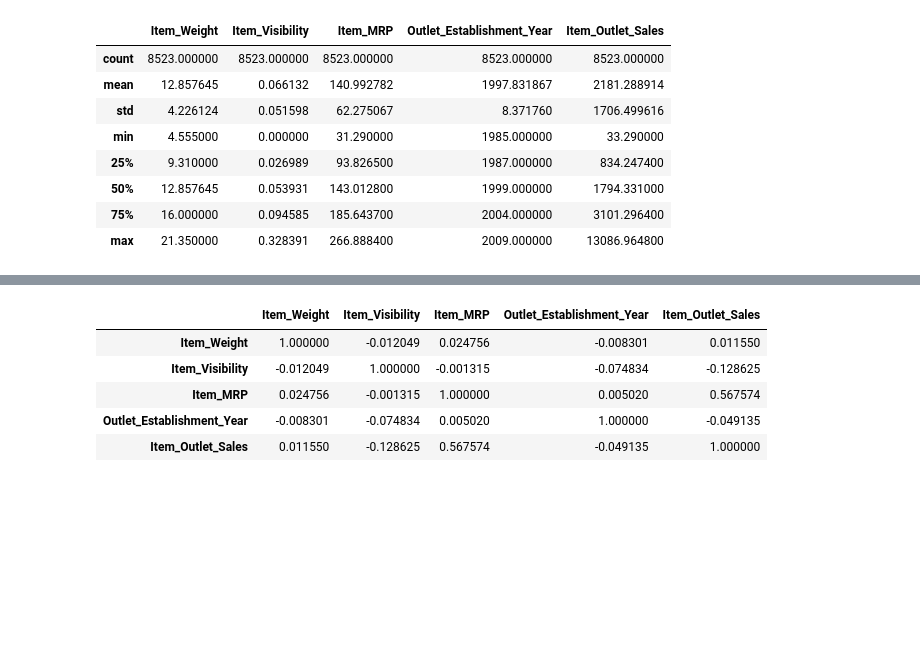
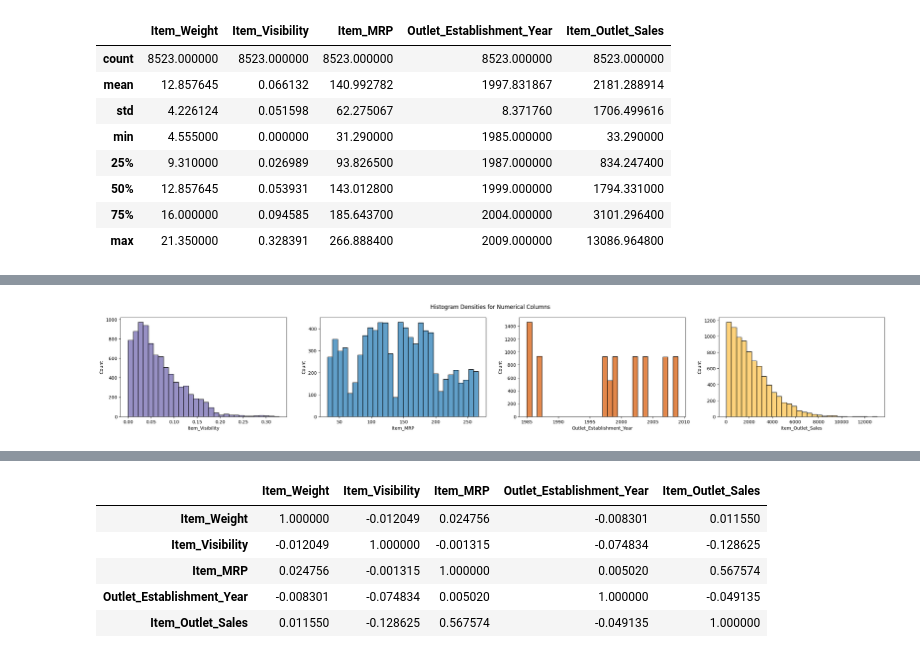
Before and after one commit to starkjones/Food-Sales-Predictions, a Jupyter notebook: Food_Sales_Prediction.ipynb, the cells around one changed output, grey strips where cells are left out. Drawn from its saved outputs; the diff is of its cells as text; code cells hidden in the pictures; blank space fills up the shorter version.

```diff
--- a/Food_Sales_Prediction.ipynb
+++ b/Food_Sales_Prediction.ipynb
@@ -255,0 +247,32 @@ sns.boxplot(data= df, x='Outlet_Size', y='Item_Outlet_Sales');
+# %%
+# Histogram to view the distributions of various features in your dataset.
+
+IV = df['Item_Visibility']
+IMRP = df['Item_MRP']
+OEY = df['Outlet_Establishment_Year']
+IOS = df['Item_Outlet_Sales']
+
+fig, axes = plt.subplots(1, 4,figsize=(30,4), sharey=False, dpi=100);
+plt.suptitle('Histogram Densities for Numerical Columns')
+sns.histplot(IV, bins=30, color="#756bb1", ax=axes[0], legend=True, linestyle='solid', line_kws={'lw': 2, 'color': 'black'});
+sns.histplot(IMRP, bins=30, color="#2c7fb8", ax=axes[1], legend=True, linestyle='-', line_kws={'lw': 2, 'color': 'black'});
+sns.histplot(OEY, bins=30, color="#d95f0e", ax=axes[2], legend=True, linestyle='-', line_kws={'lw': 2, 'color': 'black'});
+sns.histplot(IOS, bins=30, color="#fec44f", ax=axes[3], legend=True, linestyle='-', line_kws={'lw': 2, 'color': 'black'});
+
+# Interpretation: From the distribution graphs:
+
+# Item Visibility: Item Visibility counts are highest with scores close to zero
+#and linearly decline as the scores increase.
+
+# Item MRP: Item Material Requirements Planning has a pseudo symmetrical
+# distribution that is mirrored on the axis of x = 140.
+
+# Outlet Establishment Year: Store establishment was high in the late 80s, and
+# non-existent from the early to mid-90s, before tapering off at 800+
+# store every few years from the late 90s to early 2000s. With the exception of
+# ~1987 – 1997 stores establishment appears to be consistent # every few years.
+
+# Item Outlet Sales: The size of sales to various outlet stores is spans in the
+#0 – 13,000.00-dollar range with most sales occurring around 2,000.00 dollars.
+# %% [output]
+[figure, added]
```
Also changed, not shown: parts of 17 cells of this notebook.
